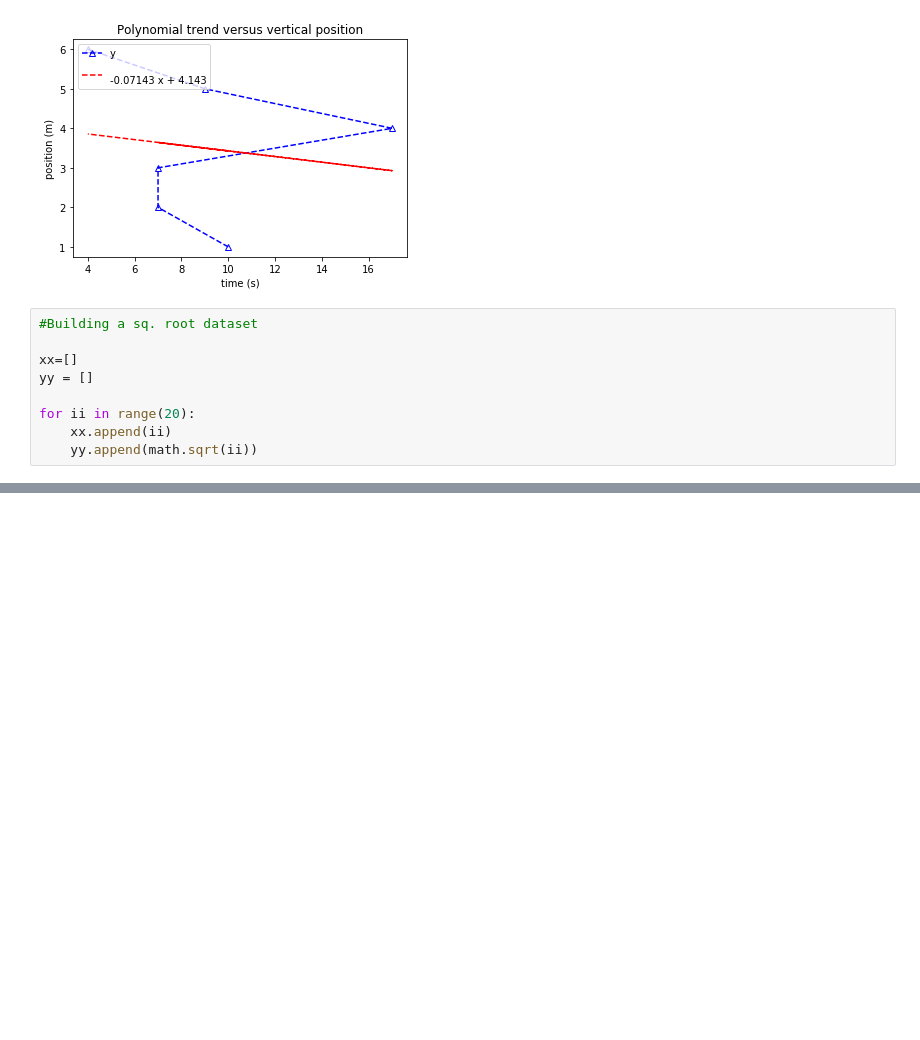
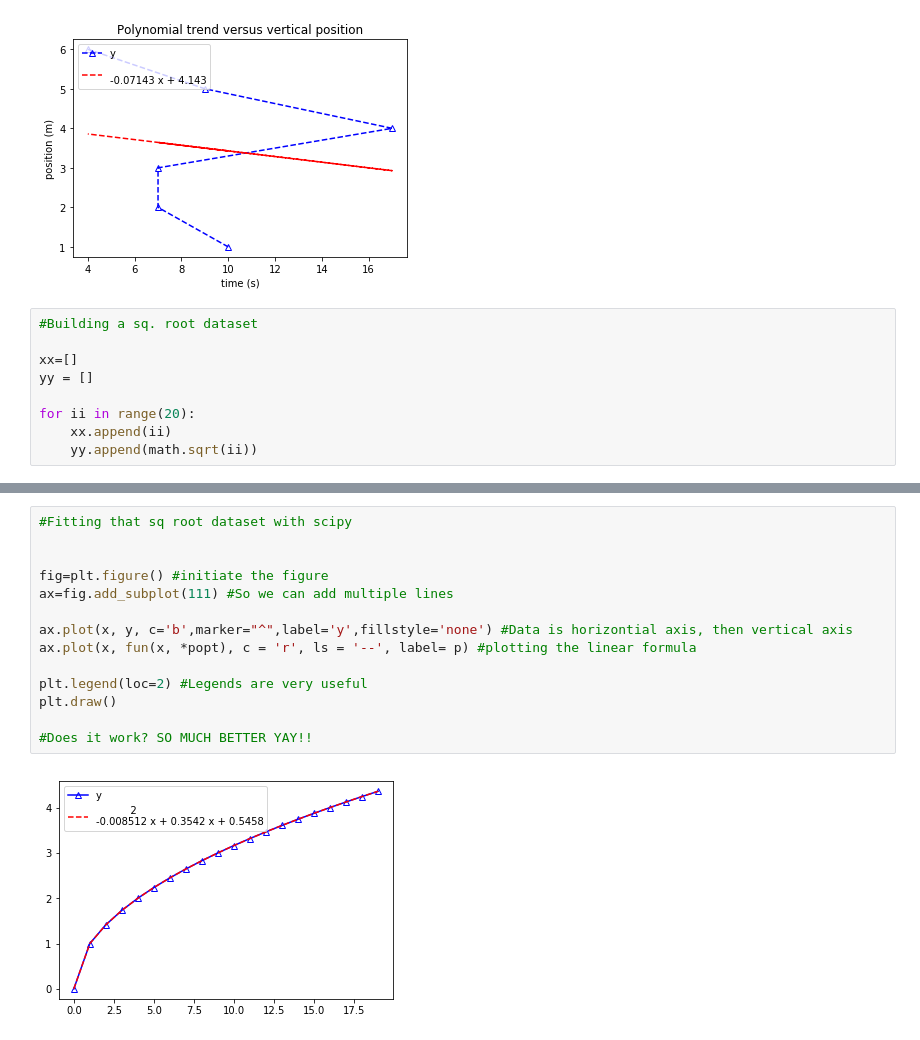
Before and after one commit to Dana-physicsLabs/PH1140, a Jupyter notebook: 1140PlottingWithFit.ipynb, the cells around one changed output, grey strips where cells are left out. Drawn from its saved outputs; the diff is of its cells as text; blank space fills up the shorter version.

```diff
--- a/1140PlottingWithFit.ipynb
+++ b/1140PlottingWithFit.ipynb
@@ -91,0 +97,16 @@ print(p) #So you can see the form of the polynomial that was fitted.
+# %%
+#Fitting that sq root dataset with scipy
+
+
+fig=plt.figure() #initiate the figure
+ax=fig.add_subplot(111) #So we can add multiple lines
+
+ax.plot(x, y, c='b',marker="^",label='y',fillstyle='none') #Data is horizontial axis, then vertical axis
+ax.plot(x, fun(x, *popt), c = 'r', ls = '--', label= p) #plotting the linear formula
+
+plt.legend(loc=2) #Legends are very useful
+plt.draw()
+
+#Does it work? SO MUCH BETTER YAY!!
+# %% [output]
+[figure, added]
```
Also changed, not shown: parts of 3 cells of this notebook.
